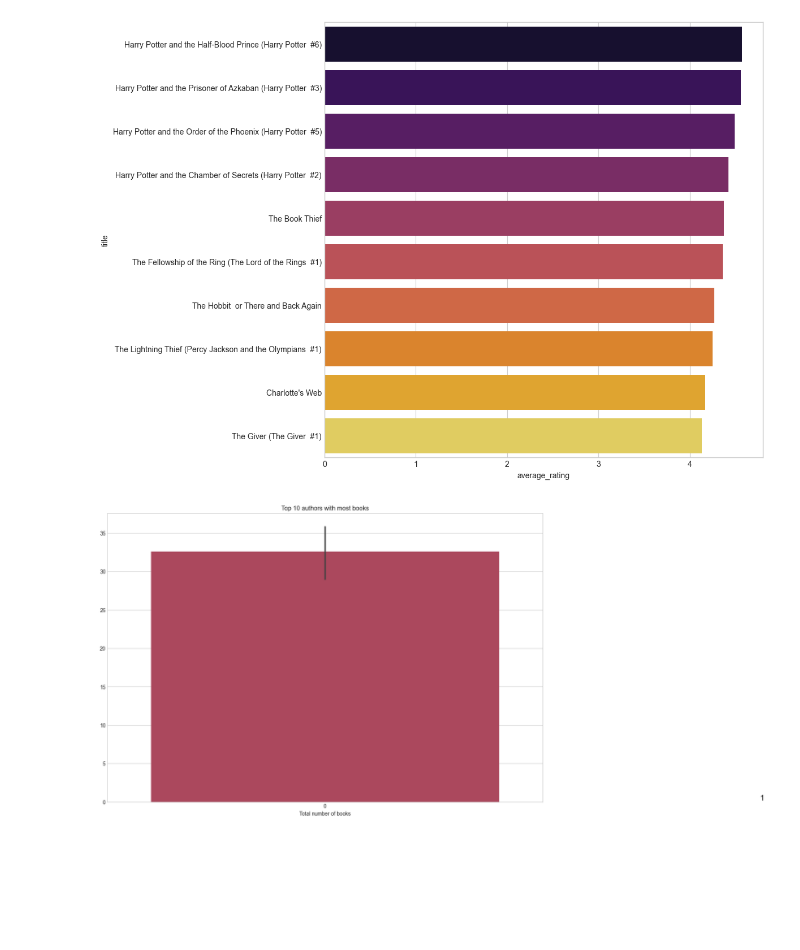
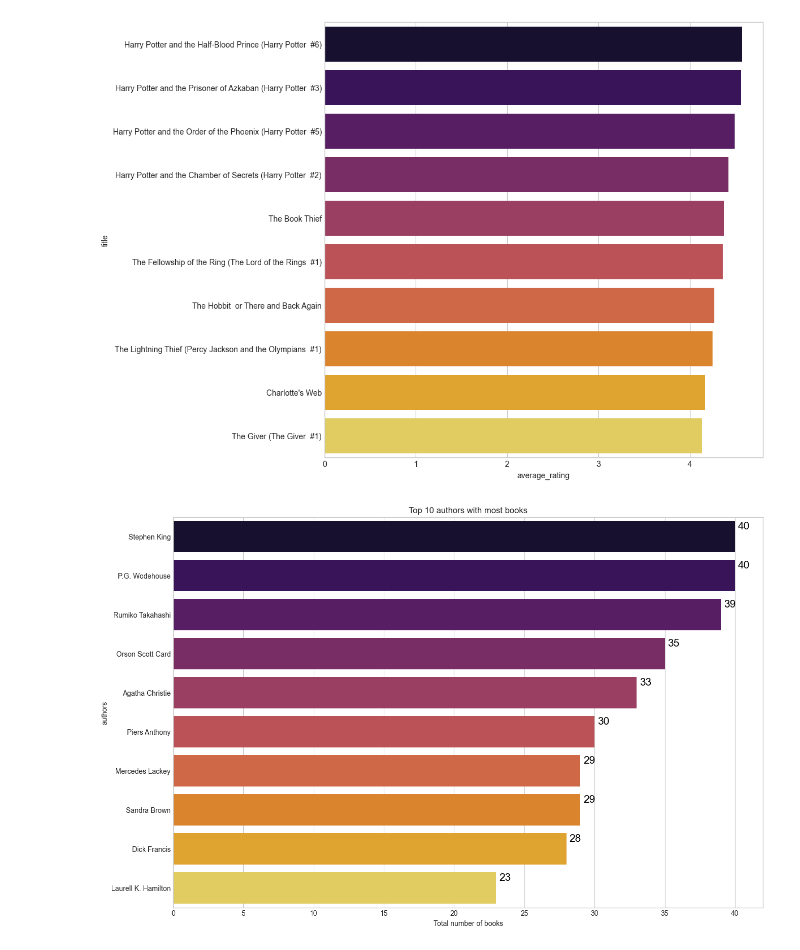
Before and after one commit to hiratehseen/python-project-vault, a Jupyter notebook: book recommendation/book-system.ipynb, the cells around one changed output. Drawn from its saved outputs; the diff is of its cells as text; code cells hidden in the pictures; blank space fills up the shorter version.

```diff
--- a/book recommendation/book-system.ipynb
+++ b/book recommendation/book-system.ipynb
@@ -44,17 +44,22 @@ sns.barplot(x="average_rating", y="title", data=data, palette='inferno')
 <AxesSubplot: xlabel='average_rating', ylabel='title'>
 [figure]
 # %%
-most_books = df.groupby('authors')['title'].count().reset_index().sort_values('title', ascending=False).head(10).set_index('authors')
-plt.figure(figsize=(15,10))
-ax = sns.barplot(most_books['title'], palette='inferno')
+# Assuming you have loaded the data into a DataFrame called 'df'
+most_books = df.groupby('authors')['title'].count().reset_index().sort_values('title', ascending=False).head(10)
+
+plt.figure(figsize=(15, 10))
+ax = sns.barplot(x='title', y='authors', data=most_books, palette='inferno')
 ax.set_title("Top 10 authors with most books")
 ax.set_xlabel("Total number of books")
+
 totals = []
 for i in ax.patches:
     totals.append(i.get_width())
+
 total = sum(totals)
 for i in ax.patches:
-    ax.text(i.get_width()+.2, i.get_y()+.2,str(round(i.get_width())), fontsize=15,color='black')
+    ax.text(i.get_width() + 0.2, i.get_y() + 0.2, str(round(i.get_width())), fontsize=15, color='black')
+
 plt.show()
 # %% [output]
-[figure, old version]
+[figure, new version]
```
Also changed, not shown: parts of 8 cells of this notebook.
